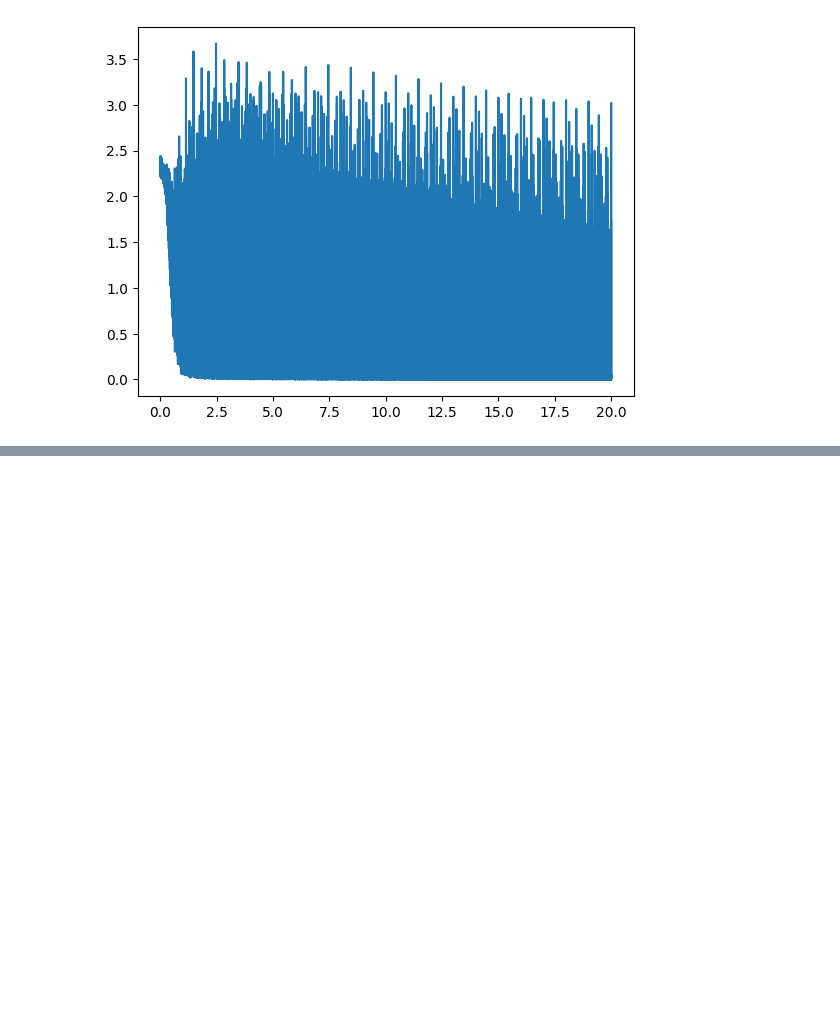
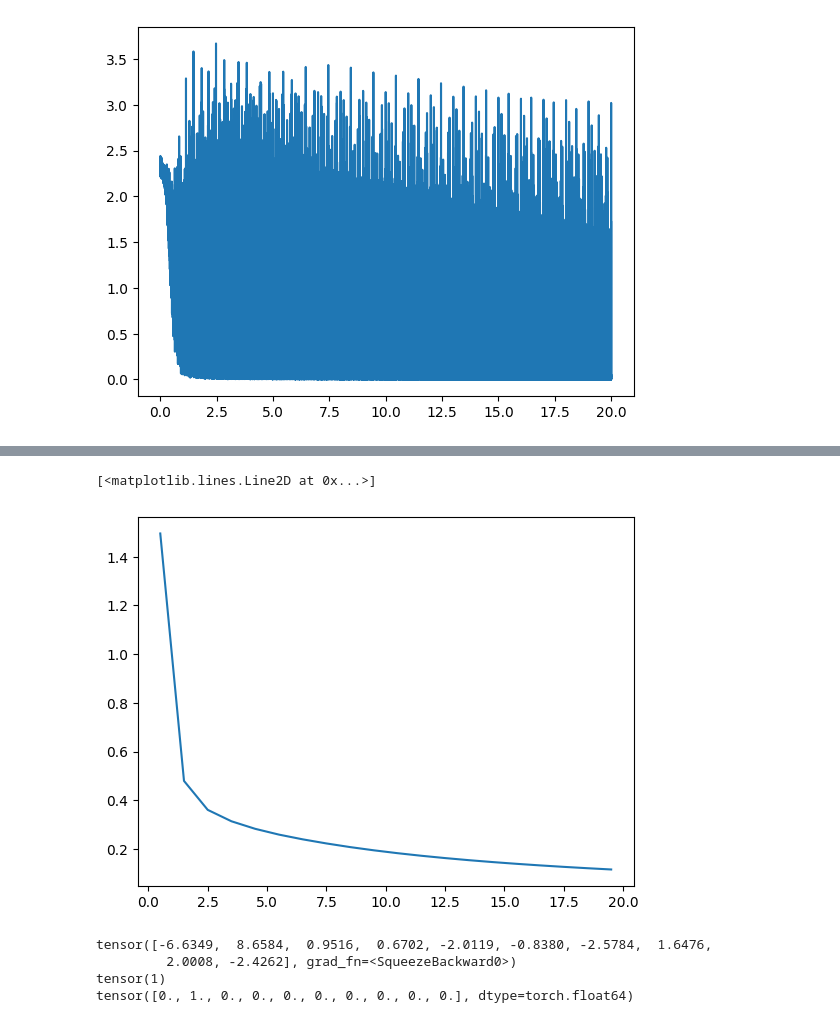
Before and after one commit to siddhartha-p/Digit-Recognition, a Jupyter notebook: main.ipynb, the cells around one changed output, grey strips where cells are left out. Saved outputs shown, nothing was run; the diff lists cells and outputs as text; code cells hidden in the pictures; blank space fills up the shorter version.

```diff
--- a/main.ipynb
+++ b/main.ipynb
@@ -148,3 +124,8 @@ plt.plot(epoch_data,loss_data)
 # %% [output]
 [<matplotlib.lines.Line2D at 0x...>]
 [figure]
+# %%
+loss_data_avg=loss_data.reshape(20,-1).mean(axis=1)
+epoch_data_avg=epoch_data.reshape(20,-1).mean(axis=1)
+print(loss_data_avg)
+print(epoch_data_avg)
@@ -150,0 +141,16 @@ plt.plot(epoch_data,loss_data)
+# %%
+plt.plot(epoch_data_avg,loss_data_avg)
+# %% [output]
+[<matplotlib.lines.Line2D at 0x...>]
+[figure, added]
+# %%
+x_sample=train_ds[3][0]
+y_hat=f(x_sample)
+print(y_hat)
+print(torch.argmax(y_hat))
+print(train_ds[3][1])
+# %% [output]
+tensor([-6.6349,  8.6584,  0.9516,  0.6702, -2.0119, -0.8380, -2.5784,  1.6476,
+         2.0008, -2.4262], grad_fn=<SqueezeBackward0>)
+tensor(1)
+tensor([0., 1., 0., 0., 0., 0., 0., 0., 0., 0.], dtype=torch.float64)
```
Also changed, not shown: parts of 15 cells of this notebook.
